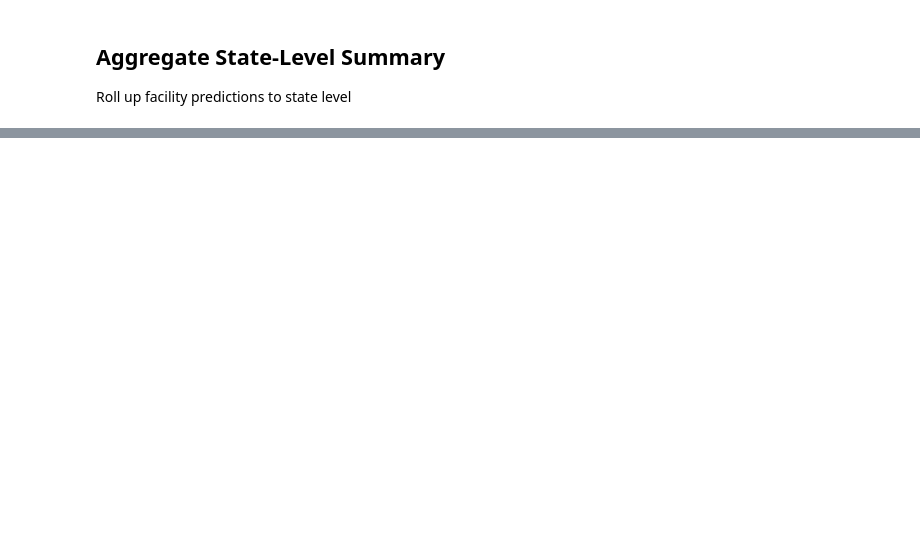
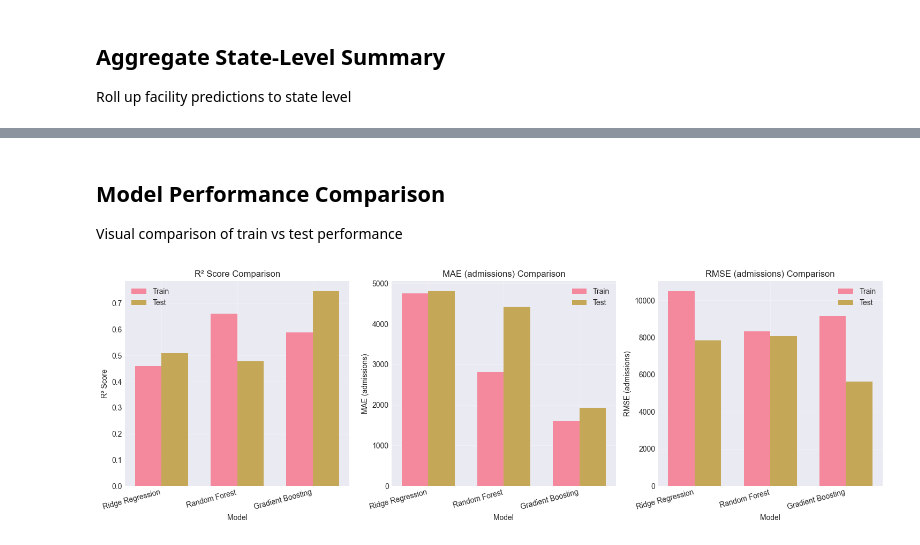
Before and after one commit to Moe-phantom/ELO2_Asclepios_Ai, a Jupyter notebook: 4_data_analysis/resource_demand.ipynb, the cells around one changed output, grey strips where cells are left out. Saved outputs shown, nothing was run; the diff lists cells and outputs as text; code cells hidden in the pictures; blank space fills up the shorter version.

Commit message:
adding summary and plots to visualize the results of the resource demand analysis

```diff
--- a/4_data_analysis/resource_demand.ipynb
+++ b/4_data_analysis/resource_demand.ipynb
@@ -633,0 +430,39 @@ def predict_facility_resources(
+# %% [markdown]
+## Model Performance Comparison
+Visual comparison of train vs test performance
+# %%
+fig, axes = plt.subplots(1, 3, figsize=(15, 5))
+
+models = model_comparison["model"].values
+train_metrics = [
+    model_comparison["train_r2"].values,
+    model_comparison["train_mae"].values,
+    model_comparison["train_rmse"].values,
+]
+test_metrics = [
+    model_comparison["test_r2"].values,
+    model_comparison["test_mae"].values,
+    model_comparison["test_rmse"].values,
+]
+metric_names = ["R² Score", "MAE (admissions)", "RMSE (admissions)"]
+
+for idx, (train, test, name, ax) in enumerate(
+    zip(train_metrics, test_metrics, metric_names, axes)
+):
+    x = np.arange(len(models))
+    width = 0.35
+
+    ax.bar(x - width / 2, train, width, label="Train", alpha=0.8)
+    ax.bar(x + width / 2, test, width, label="Test", alpha=0.8)
+    ax.set_xlabel("Model")
+    ax.set_ylabel(name)
+    ax.set_title(f"{name} Comparison")
+    ax.set_xticks(x)
+    ax.set_xticklabels(models, rotation=15, ha="right")
+    ax.legend()
+    ax.grid(True, alpha=0.3)
+
+plt.tight_layout()
+plt.show()
+# %% [output]
+[figure, added]
```
Also changed, not shown: parts of 29 cells of this notebook.
